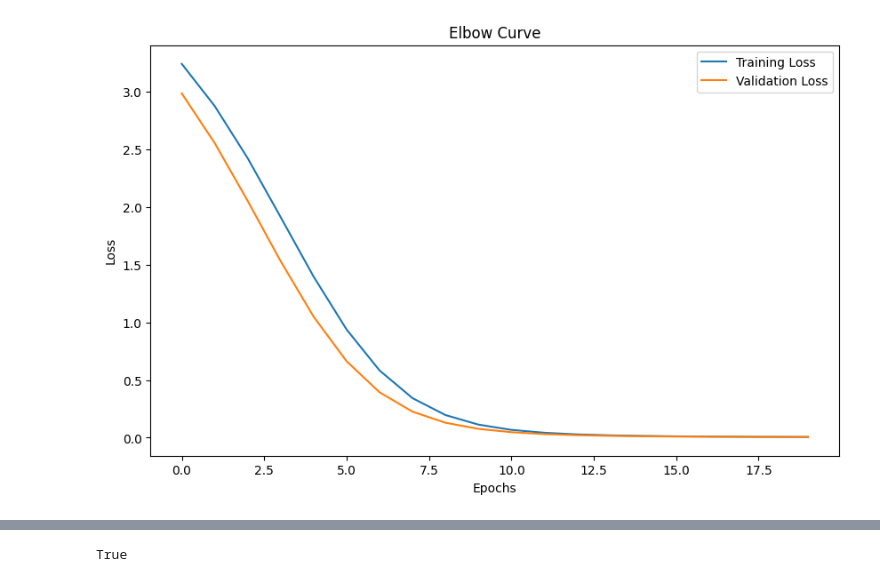
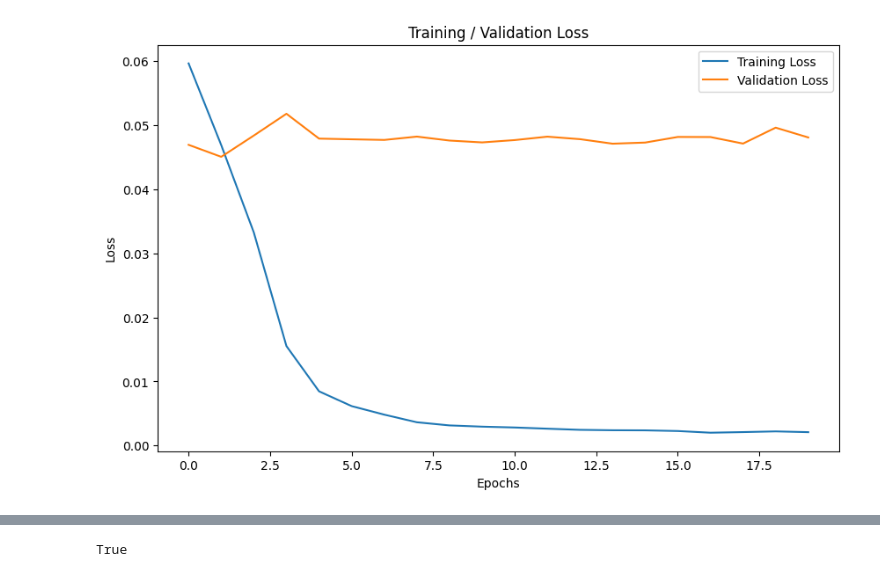
Before and after one commit to theonicisan/chess, a Jupyter notebook: train_tensorflow.ipynb, the cells around one changed output, grey strips where cells are left out. Saved outputs shown, nothing was run; the diff lists cells and outputs as text; code cells hidden in the pictures.

Commit message:
Testing larger training datasets.

```diff
--- a/train_tensorflow.ipynb
+++ b/train_tensorflow.ipynb
@@ -15,7 +15,7 @@ replay_buffer_table = "replay_buffer"
 replay_buffer_staging_table = "replay_buffer_stage"
 states_table = "states"
 # %%
-query = 'SELECT TOP 200 * FROM states WHERE reward_aggregate NOT IN (0, -1, 1) AND FEN IS NOT NULL;'
+query = 'SELECT TOP 20000 * FROM states WHERE reward_aggregate NOT IN (0, -1, 1) AND FEN IS NOT NULL;'
 df = DataFrame(query=query)
 pd_df = df.to_pandas()
 # %%
@@ -25,7 +25,7 @@ y_train_array = np.zeros((0))
 for index, row in pd_df.iterrows():
     #print(row[0])
     board.set_fen(row[0])
-    y_train_array = np.append(y_train_array, row[1])
+    y_train_array = np.append(y_train_array, row[2])
     x_train_raw = chesslib.board_to_array(board)
     x_train_row = np.expand_dims(x_train_raw, axis=0)
     x_train_array_temp = np.concatenate((x_train_array, x_train_row), axis=0)
@@ -46,11 +46,13 @@ from tensorflow.keras.layers import Dense
 # Define the model
 model = tf.keras.Sequential([
 
-    tf.keras.layers.Dense(32, input_shape=(9,8,12), activation='relu'),
-    tf.keras.layers.Dense(16, activation='sigmoid'),
-    tf.keras.layers.Dense(8, activation='tanh'),
-    tf.keras.layers.Dense(3, activation='sigmoid'),
-    tf.keras.layers.Flatten(),  # Flatten the 12x9 matrix to a 1D array
+    tf.keras.layers.Flatten(input_shape=(9,8,12)),  # Flatten the 12x9 matrix to a 1D array
+    tf.keras.layers.Dense(256, activation='relu'),
+    tf.keras.layers.Dense(128, activation='sigmoid'),
+    tf.keras.layers.Dense(64, activation='relu'),
+    tf.keras.layers.Dense(32, activation='relu'),
+    tf.keras.layers.Dense(16, activation='relu'),
+    tf.keras.layers.Dense(8, activation='sigmoid'),
     tf.keras.layers.Dense(1, activation='tanh')    # Output layer with tanh activation
 ])
 
@@ -82,13 +84,13 @@ Epoch 20/20
 # %%
 # Plot the elbow curve
 plt.figure(figsize=(10, 6))
 plt.plot(history.history['loss'], label='Training Loss')
 plt.plot(history.history['val_loss'], label='Validation Loss')
 plt.xlabel('Epochs')
 plt.ylabel('Loss')
-plt.title('Elbow Curve')
+plt.title('Training / Validation Loss')
 plt.legend()
 plt.show()
 # %% [output]
-[figure, old version]
+[figure, new version]
 # %%
```
Also changed, not shown: parts of 5 cells of this notebook.
